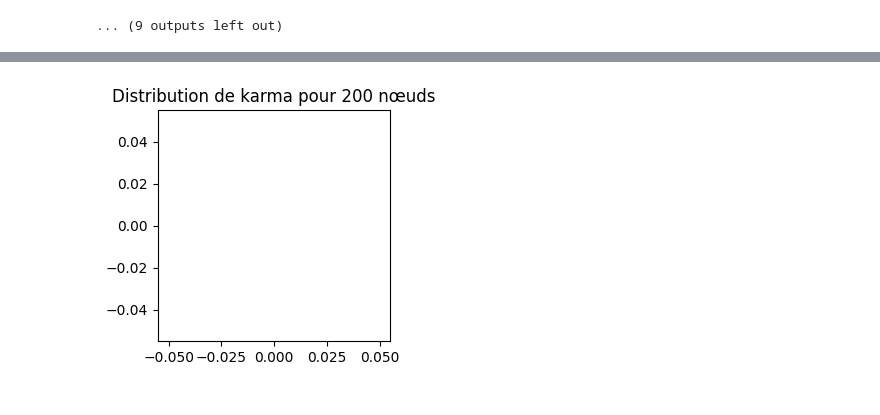
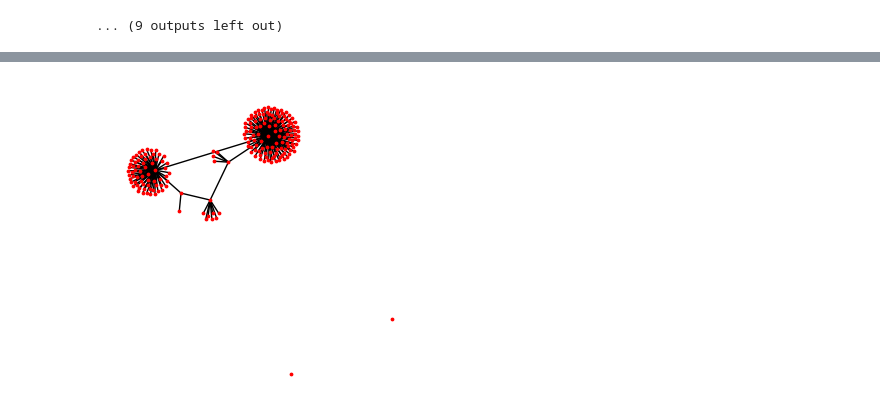
Before and after one commit to ugotafaro/PROJET_ISOC731, a Jupyter notebook: hugo.ipynb, the cells around one changed output, grey strips where cells are left out. Drawn from its saved outputs; the diff is of its cells as text; code cells hidden in the pictures.

```diff
--- a/hugo.ipynb
+++ b/hugo.ipynb
@@ -415,12 +428,11 @@ def get_infos_v2(graph, i, divergence):
     )[0]
     return neighbors, others, best_node
 
-def successive_edge_addition_v2(graph, divergence, chaos=0):
+def successive_edge_addition_v2(graph, divergence=0, chaos=0):
     """Decrements each timer and adds edge successively, also add or remove edges randomly depending on the chaos parameter"""
     for i, node in graph.nodes(data=True):
         # Choose if the node will behave badly depending on chaos
-        random_number = random.random()
-        behaves_badly = random_number < chaos or random_number > 1 - chaos
+        behaves_badly = random.random() < chaos
 
         # Update karma accordingly
         node['good_behavior'] += not behaves_badly
@@ -430,15 +442,15 @@ def successive_edge_addition_v2(graph, divergence, chaos=0):
         if not behaves_badly and node['timer'] <= 0: continue
 
         neighbors, others, best_node = get_infos_v2(graph, i, divergence)
-        # Randomly remove edge (if has neighbors)
-        if random_number < chaos and neighbors:
-            random_neighbor = random.choice(neighbors)
-            graph.remove_edge(i, random_neighbor)
 
-        # Randomly add edge (also if has neighbors)
-        elif random_number > 1 - chaos or not neighbors:
-            random_node = random.choice(list(others))
-            graph.add_edge(i, random_node)
+        # Randomly remove or add edge
+        if behaves_badly:
+            if random.random() < 0.5 and neighbors:
+                random_neighbor = random.choice(neighbors)
+                graph.remove_edge(i, random_neighbor)
+            else:
+                random_node = random.choice(list(others))
+                graph.add_edge(i, random_node)
 
         # Skip if timer is 0
         if node['timer'] <= 0: continue
@@ -461,8 +473,12 @@ def successive_edge_addition_v2(graph, divergence, chaos=0):
 
     return graph
 
-def perform_v2(n_nodes, chaos=0):
+def perform_v2(n_nodes, divergence=0, chaos=0):
     """Performs the advanced simulation game of the graph with chaos"""
+    # Store proportion of nodes in the largest component
+    largest_components = []
+    connectivities = []
+
     # Creating empty graph
     graph = nx.empty_graph(n_nodes,create_using=nx.Graph())
 
@@ -471,42 +487,68 @@ def perform_v2(n_nodes, chaos=0):
         graph.add_node(i, timer=np.random.randint(0, n_nodes), value=0, karma=0, bad_behavior=0, good_behavior=0)
 
     # Perform first iteration with no chaos
-    graph = successive_edge_addition(graph, True, 0.5)
+    graph = successive_edge_addition(graph, True, divergence)
+
+    # Store proportion of nodes in the largest component
+    largest_components.append(len(max(list(nx.connected_components(graph)), key=len)) / n_nodes)
 
     # Performing node addition with chaos until all nodes have a timer of 0
     while not graph_is_done(graph):
-        graph = successive_edge_addition_v2(graph, 0.5, chaos)
+        graph = successive_edge_addition_v2(graph, divergence, chaos)
+        largest_components.append(len(max(list(nx.connected_components(graph)), key=len)) / n_nodes)
+        connectivities.append(nx.is_connected(graph))
 
-    return graph
+    return graph, largest_components, connectivities
 
-def q3(n_iterations, n_nodes, draw=False, chaos=0):
-    nb_connected_graphs = 0
+def q3(n_iterations, n_nodes, draw=False, divergence=0, chaos=0):
+    largest_components, connectivity = [], []
 
     for i in range(n_iterations):
-        graph = perform_v2(n_nodes, chaos)
+        # Perform simulation
+        graph, largest_components, connectivity = perform_v2(n_nodes, divergence, chaos)
 
-        nb_connected_graphs += nx.is_connected(graph)
+        # Draw graph
+        if draw:
+            draw_graph(graph)
 
-        # Value, karma, and others distribution
+        # Value, karma, and other distributions
         if n_iterations == 1:
-            for node_property, width in [('karma',.01), ('value', 1), ('bad_behavior', 1), ('good_behavior', 1)]:
+            # Make a subplot for each distribution
+            fig, axs = plt.subplots(2, 2, figsize=(5, 5))
+            plt.subplots_adjust(wspace=0.5, hspace=0.5)
+            fig.suptitle(f"Distribution des propriétés pour {n_nodes} nœuds")
+            for plot_pos, node_property, width in [((0,0), 'karma',.01), ((0,1),'value', 1), ((1,0), 'bad_behavior', 1), ((1,1), 'good_behavior', 1)]:
                 values = [graph.nodes[node][node_property] for node in graph.nodes]
                 bins = np.arange(min(values), max(values)+width, width)
+                if len(bins) == 1:
+                    print(f"{node_property.upper()} : valeur unique ! {bins[0]}")
+                    continue
                 hist, bin_edges = np.histogram(values, bins=bins)
-                plt.figure(figsize=(3, 3))
-                plt.bar(bin_edges[:-1], hist, edgecolor='black', width=width)
-                plt.title(f"Distribution de {node_property} pour {n_nodes} nœuds")
-                plt.show()
+                axs[plot_pos].bar(bin_edges[:-1], hist, edgecolor='black', width=width)
+                axs[plot_pos].set_title(node_property)
+            plt.show()
 
-        if draw:
-            draw_graph(graph)
-            time.sleep(1)
+    color = 'tab:blue'
+    fig, ax1 = plt.subplots()
+    ax1.set_xlabel('Temps')
+    ax1.set_ylabel('Proportion des noeuds dans le PGC', color=color)
+    ax1.set_title(f"Evolution en fonction du temps ({n_nodes} nœuds, {chaos:.0%} de chaos)")
+    ax1.plot(range(len(largest_components)), largest_components, color=color)
+    ax1.tick_params(axis='y', labelcolor=color)
+
+    ax2 = ax1.twinx()
+    color = 'tab:red'
+    ax2.set_ylabel('connectivité', color=color)
+    ax2.plot(range(len(connectivity)), connectivity, color=color)
+    ax2.tick_params(axis='y', labelcolor=color)
+
+    plt.show()
 
     # Don't calculate the average if there is only one iteration
-    if n_iterations == 1: return
+    # if n_iterations > 1:
+        # print(f"\nGraphes connectés: {nb_connected_graphs/n_iterations:.0%}")
 
-    # Calcul connectivité moyenne
-    print(f"\nGraphes connectés: {nb_connected_graphs/n_iterations:.0%}")
-
-q3(n_iterations=1, n_nodes=200, draw=True, chaos=0)
+for chaos in [0, .01, .1, .2, .5, .6, .8, 1]:
+    print(f"\n\nChaos : {chaos:.0%}")
+    q3(n_iterations=1, n_nodes=200, draw=True, divergence=0, chaos=chaos)
 # %% [output]
@@ -513 +556 @@ q3(n_iterations=1, n_nodes=200, draw=True, chaos=0)
-[figure, old version]
+[figure, new version]
```
Also changed, not shown: parts of 2 cells of this notebook.
